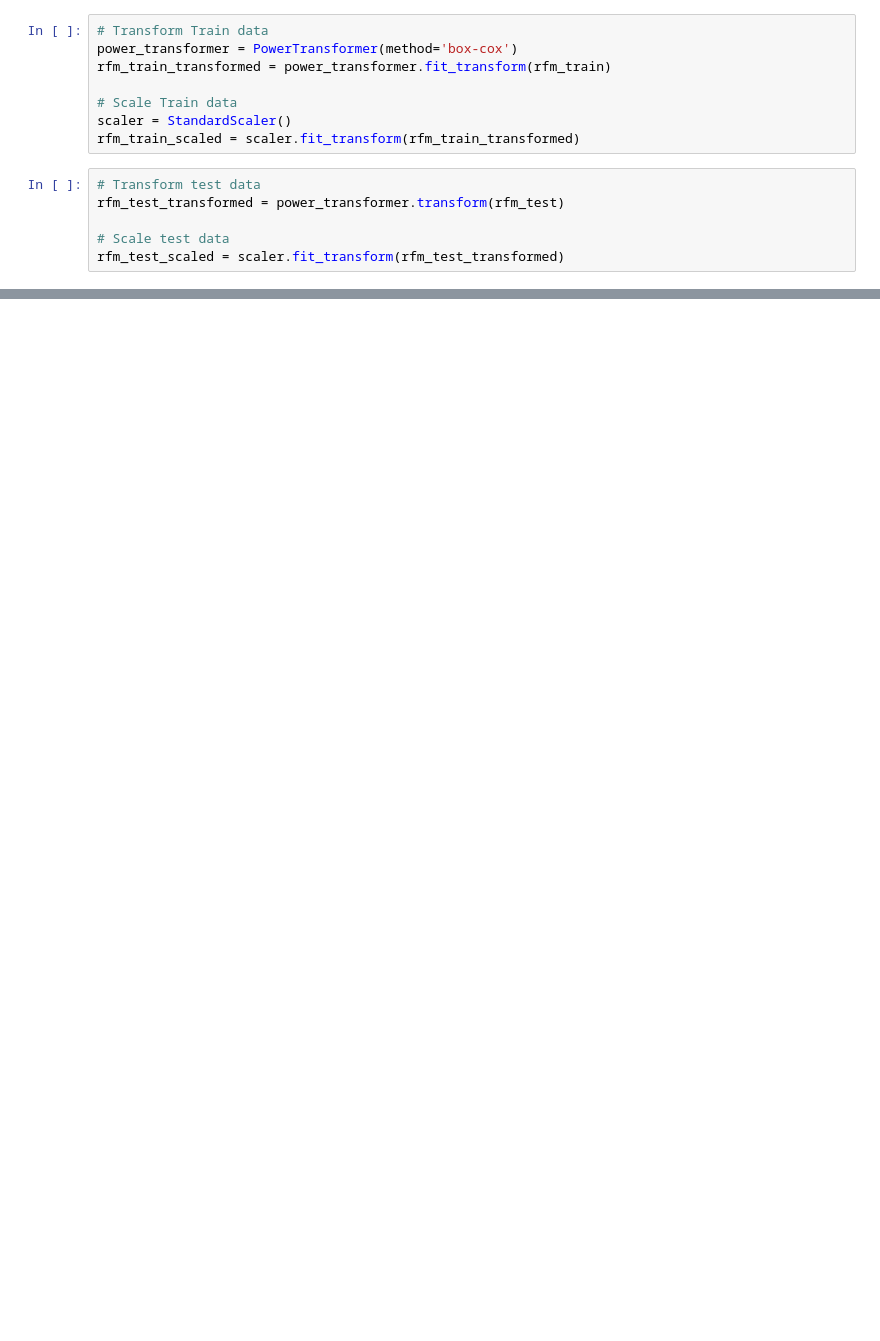
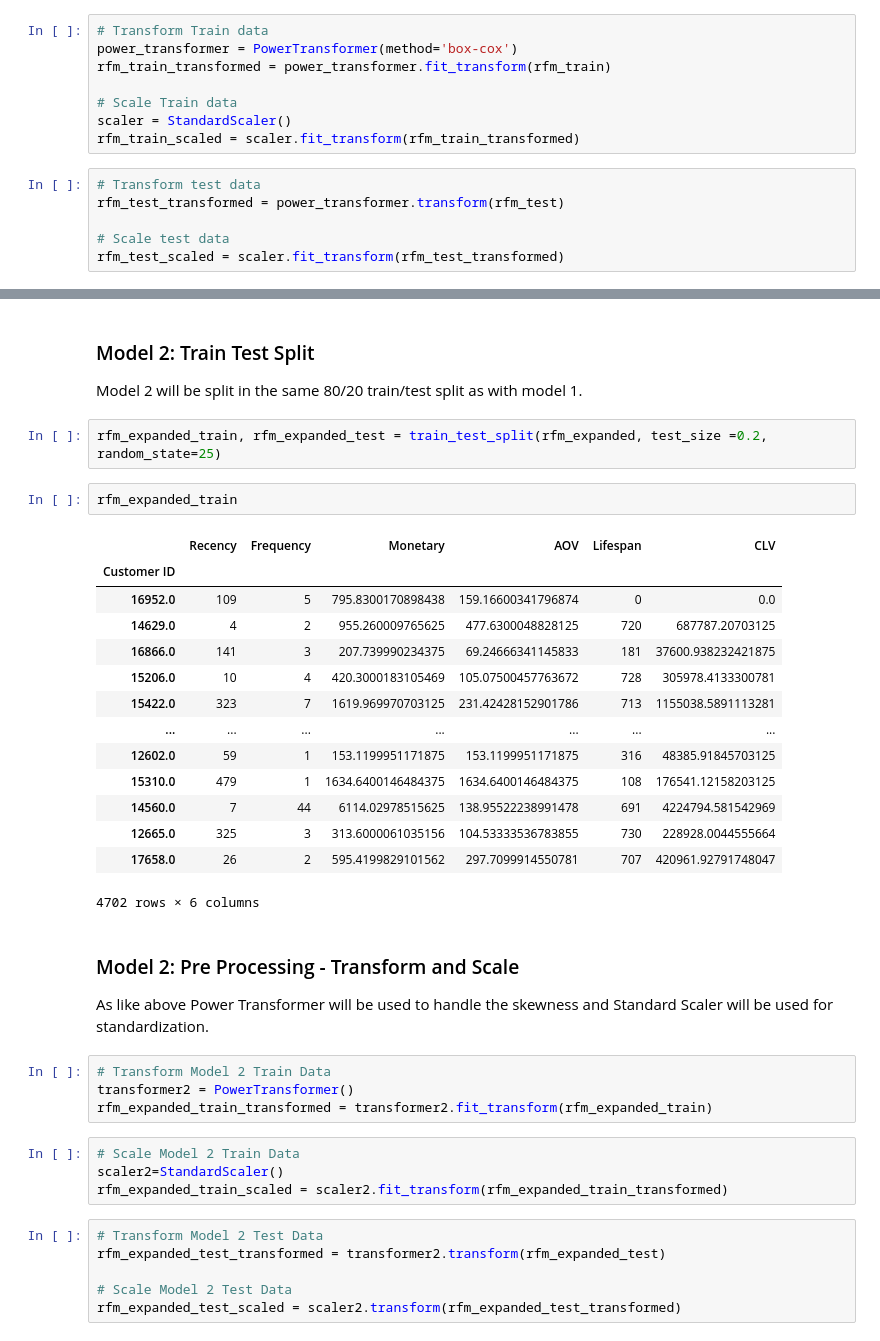
Before and after one commit to Nessiva525/springboard, a Jupyter notebook: Online_retail_II copy/Notebooks/Capstone_2_Preprocessing_and_Training_Development.ipynb, the cells around one changed output, grey strips where cells are left out. Cells and saved outputs as stored; diff of their text form; blank space fills up the shorter version.

```diff
--- a/Online_retail_II copy/Notebooks/Capstone_2_Preprocessing_and_Training_Development.ipynb
+++ b/Online_retail_II copy/Notebooks/Capstone_2_Preprocessing_and_Training_Development.ipynb
@@ -129,0 +292,39 @@ plt.show()
+# %% [markdown]
+### Model 2: Train Test Split
+Model 2 will be split in the same 80/20 train/test split as with model 1.
+# %%
+rfm_expanded_train, rfm_expanded_test = train_test_split(rfm_expanded, test_size =0.2, random_state=25)
+# %%
+rfm_expanded_train
+# %% [output]
+|  | Recency | Frequency | Monetary | AOV | Lifespan | CLV |
+| Customer ID |  |  |  |  |  |  |
+| 16952.0 | 109 | 5 | 795.8300170898438 | 159.16600341796874 | 0 | 0.0 |
+| 14629.0 | 4 | 2 | 955.260009765625 | 477.6300048828125 | 720 | 687787.20703125 |
+| 16866.0 | 141 | 3 | 207.739990234375 | 69.24666341145833 | 181 | 37600.938232421875 |
+| 15206.0 | 10 | 4 | 420.3000183105469 | 105.07500457763672 | 728 | 305978.4133300781 |
+| 15422.0 | 323 | 7 | 1619.969970703125 | 231.42428152901786 | 713 | 1155038.5891113281 |
+| ... | ... | ... | ... | ... | ... | ... |
+| 12602.0 | 59 | 1 | 153.1199951171875 | 153.1199951171875 | 316 | 48385.91845703125 |
+| 15310.0 | 479 | 1 | 1634.6400146484375 | 1634.6400146484375 | 108 | 176541.12158203125 |
+| 14560.0 | 7 | 44 | 6114.02978515625 | 138.95522238991478 | 691 | 4224794.581542969 |
+| 12665.0 | 325 | 3 | 313.6000061035156 | 104.53333536783855 | 730 | 228928.0044555664 |
+| 17658.0 | 26 | 2 | 595.4199829101562 | 297.7099914550781 | 707 | 420961.92791748047 |
+4702 rows × 6 columns
+# %% [markdown]
+### Model 2: Pre Processing - Transform and Scale
+As like above Power Transformer will be used to handle the skewness and Standard Scaler will be used for standardization.
+# %%
+# Transform Model 2 Train Data
+transformer2 = PowerTransformer()
+rfm_expanded_train_transformed = transformer2.fit_transform(rfm_expanded_train)
+# %%
+# Scale Model 2 Train Data
+scaler2=StandardScaler()
+rfm_expanded_train_scaled = scaler2.fit_transform(rfm_expanded_train_transformed)
+# %%
+# Transform Model 2 Test Data
+rfm_expanded_test_transformed = transformer2.transform(rfm_expanded_test)
+
+# Scale Model 2 Test Data
+rfm_expanded_test_scaled = scaler2.transform(rfm_expanded_test_transformed)
```
Also changed, not shown: parts of 31 cells of this notebook, 5 other files.
